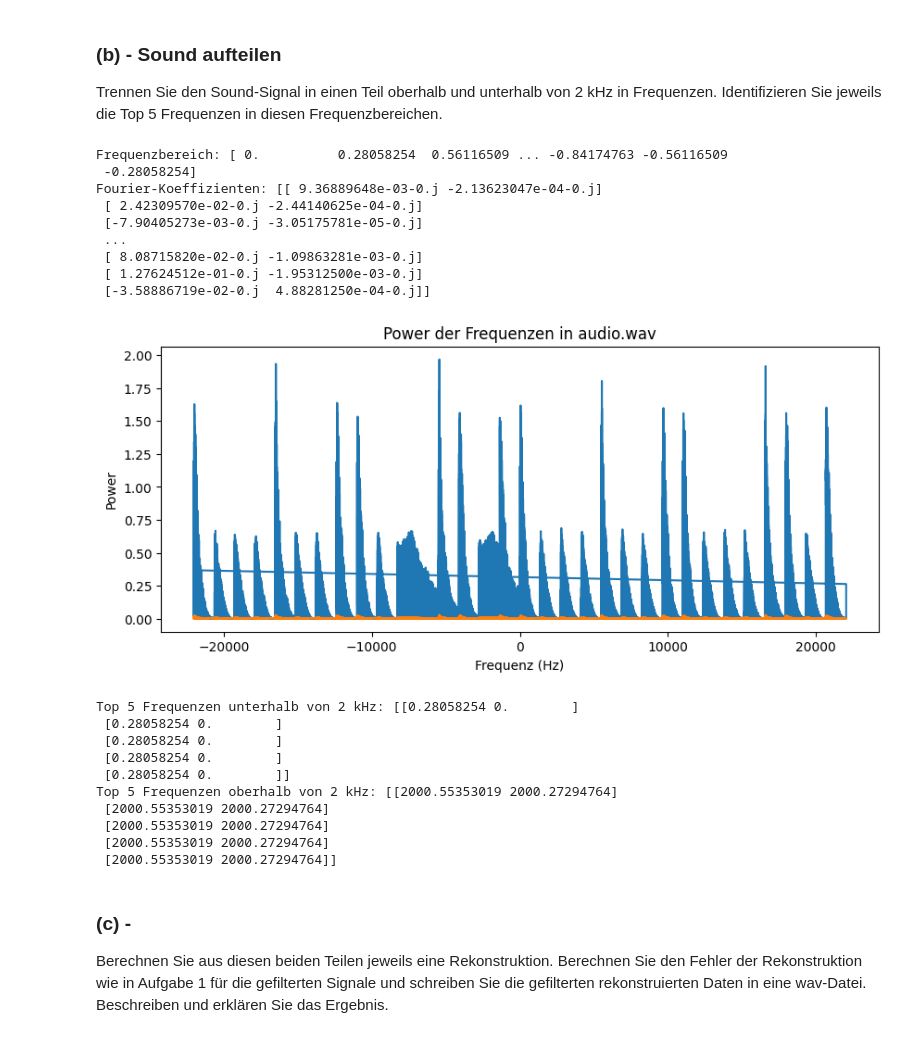
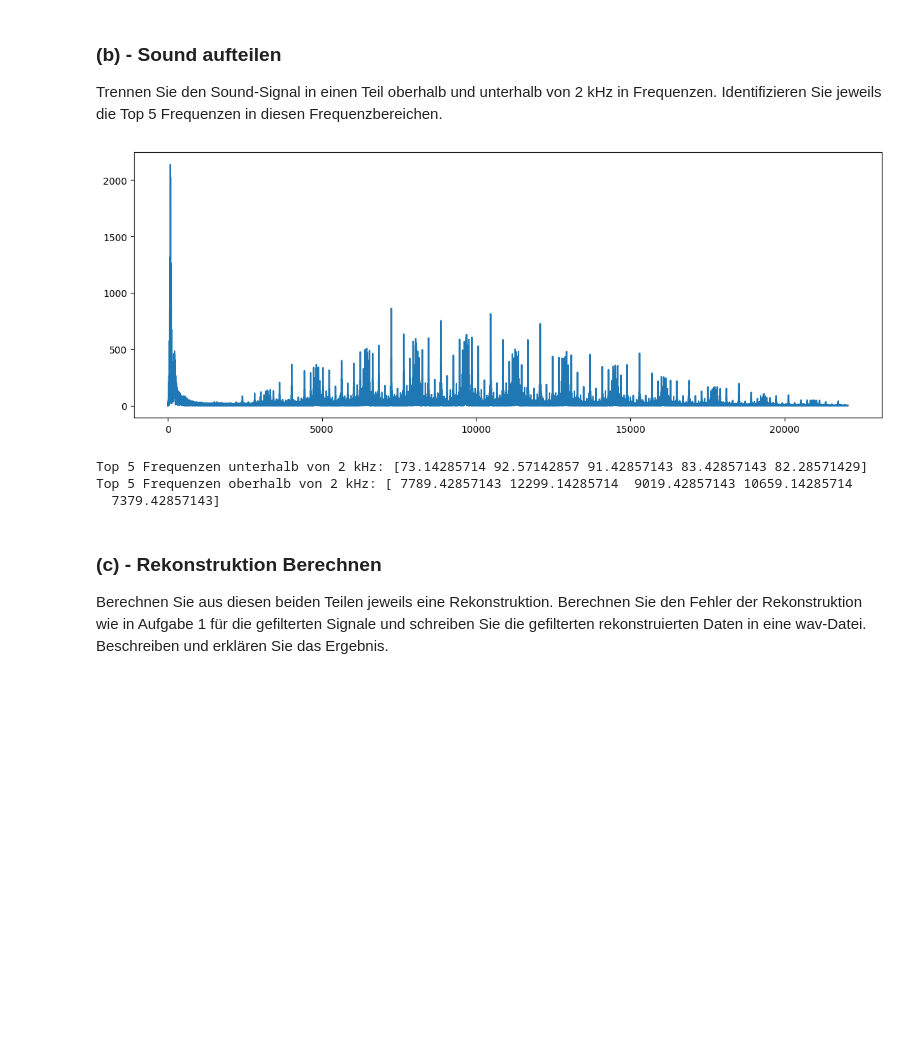
Before and after one commit to iamekerb/vta-MC, a Jupyter notebook: vta_mc2.ipynb, the cells around one changed output. Drawn from its saved outputs; the diff is of its cells as text; code cells hidden in the pictures; blank space fills up the shorter version.

```diff
--- a/vta_mc2.ipynb
+++ b/vta_mc2.ipynb
@@ -335,6 +336,10 @@ Wieso ist das Amplitudenspektrum symmetrisch bezüglich des Vorzeichens?
 # %%
 # Lesen der Audiodatei
 sound_data, sound_rate = sf.read('music.wav')
+
+#Umwandlung von Stereo in Mono
+if len(sound_data.shape) > 1:
+    sound_data = sound_data.mean(axis=1)
 
 # Plotten der ganzen Musikdatei
 plt.figure(figsize=(10, 4))
@@ -399,36 +404,21 @@ Da das Eingangssignal reell ist (wie Audio normalerweise), sind die Fourier-Koef
 
 Trennen Sie den Sound-Signal in einen Teil oberhalb und unterhalb von 2 kHz in Frequenzen.
 Identifizieren Sie jeweils die Top 5 Frequenzen in diesen Frequenzbereichen.
-# %%
-# Berechnen der Fourier-Transformation des Signals
-sound_fft = fft(sound_data)
-freqs = fftfreq(len(sound_data), 1 / sound_rate)
-
-# Plotten des Amplitudenspektrums
-plt.figure(figsize=(10, 4))
-plt.plot(freqs, np.abs(sound_fft))
-plt.title('Power der Frequenzen in audio.wav')
-plt.xlabel('Frequenz (Hz)')
-plt.ylabel('Power')
-plt.show()
-# %% [output]
-Frequenzbereich: [ 0.          0.28058254  0.56116509 ... -0.84174763 -0.56116509
- -0.28058254]
-Fourier-Koeffizienten: [[ 9.36889648e-03-0.j -2.13623047e-04-0.j]
- [ 2.42309570e-02-0.j -2.44140625e-04-0.j]
- [-7.90405273e-03-0.j -3.05175781e-05-0.j]
- ...
- [ 8.08715820e-02-0.j -1.09863281e-03-0.j]
- [ 1.27624512e-01-0.j -1.95312500e-03-0.j]
- [-3.58886719e-02-0.j  4.88281250e-04-0.j]]
-[figure, removed]
+# %%
+yf = rfft(sound_data)
+xf = rfftfreq(len(sound_data), 1 / sound_rate)
+
+plt.plot(xf, np.abs(yf))
+plt.show()
+# %% [output]
+[figure, added]
 # %%
 # Finden des Index, der der Frequenz 2 kHz am nächsten liegt
-index_2k = np.argmax(freqs >= 2000)
+index_2k = np.argmax(xf >= 2000)
 
 # Trennen des Signals in Teile unterhalb und oberhalb von 2 kHz
-sound_below_2k = sound_fft[:index_2k]
-sound_above_2k = sound_fft[index_2k:]
+sound_below_2k = yf[:index_2k]
+sound_above_2k = yf[index_2k:]
 
 # Bestimmen der Top 5 Frequenzen in jedem Bereich
 top_freq_below_2k_indices = np.argsort(np.abs(sound_below_2k))[-5:]
@@ -442,18 +432,11 @@ top_freq_vals_above_2k = freqs[index_2k + top_freq_above_2k_indices]
 print("Top 5 Frequenzen unterhalb von 2 kHz:", top_freq_vals_below_2k)
 print("Top 5 Frequenzen oberhalb von 2 kHz:", top_freq_vals_above_2k)
 # %% [output]
-Top 5 Frequenzen unterhalb von 2 kHz: [[0.28058254 0.        ]
- [0.28058254 0.        ]
- [0.28058254 0.        ]
- [0.28058254 0.        ]
- [0.28058254 0.        ]]
-Top 5 Frequenzen oberhalb von 2 kHz: [[2000.55353019 2000.27294764]
- [2000.55353019 2000.27294764]
- [2000.55353019 2000.27294764]
- [2000.55353019 2000.27294764]
- [2000.55353019 2000.27294764]]
+Top 5 Frequenzen unterhalb von 2 kHz: [73.14285714 92.57142857 91.42857143 83.42857143 82.28571429]
+Top 5 Frequenzen oberhalb von 2 kHz: [ 7789.42857143 12299.14285714  9019.42857143 10659.14285714
+  7379.42857143]
 # %% [markdown]
-### (c) -
+### (c) - Rekonstruktion Berechnen
 Berechnen Sie aus diesen beiden Teilen jeweils eine Rekonstruktion. Berechnen Sie den
 Fehler der Rekonstruktion wie in Aufgabe 1 für die gefilterten Signale und schreiben Sie
 die gefilterten rekonstruierten Daten in eine wav-Datei. Beschreiben und erklären Sie das
```
Also changed, not shown: parts of 4 cells of this notebook, 2 other files.
